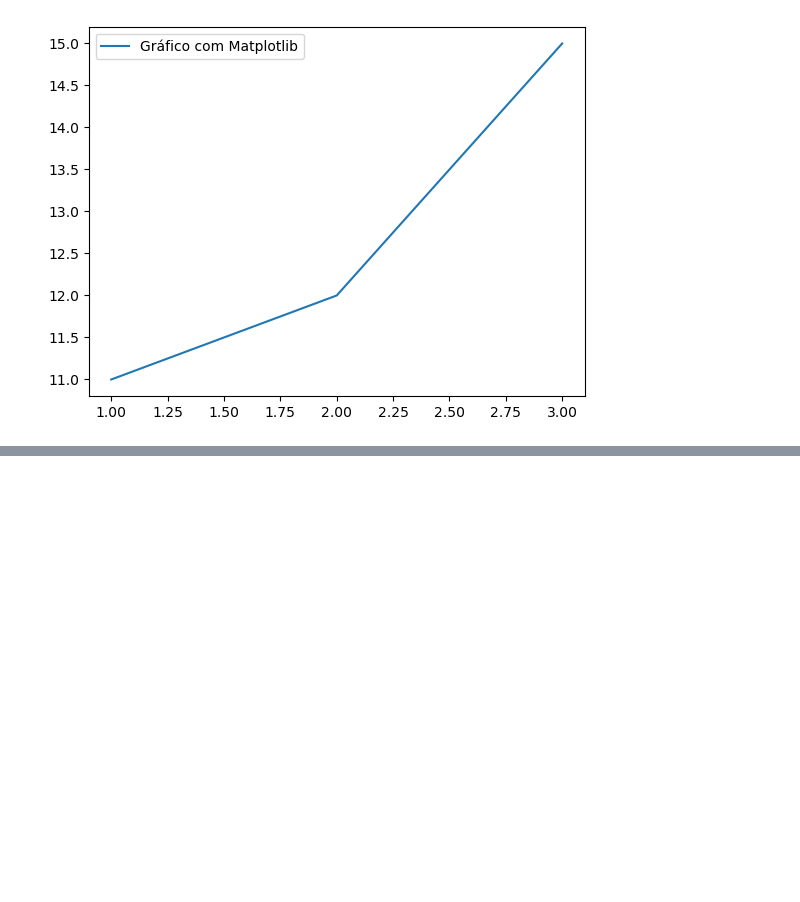
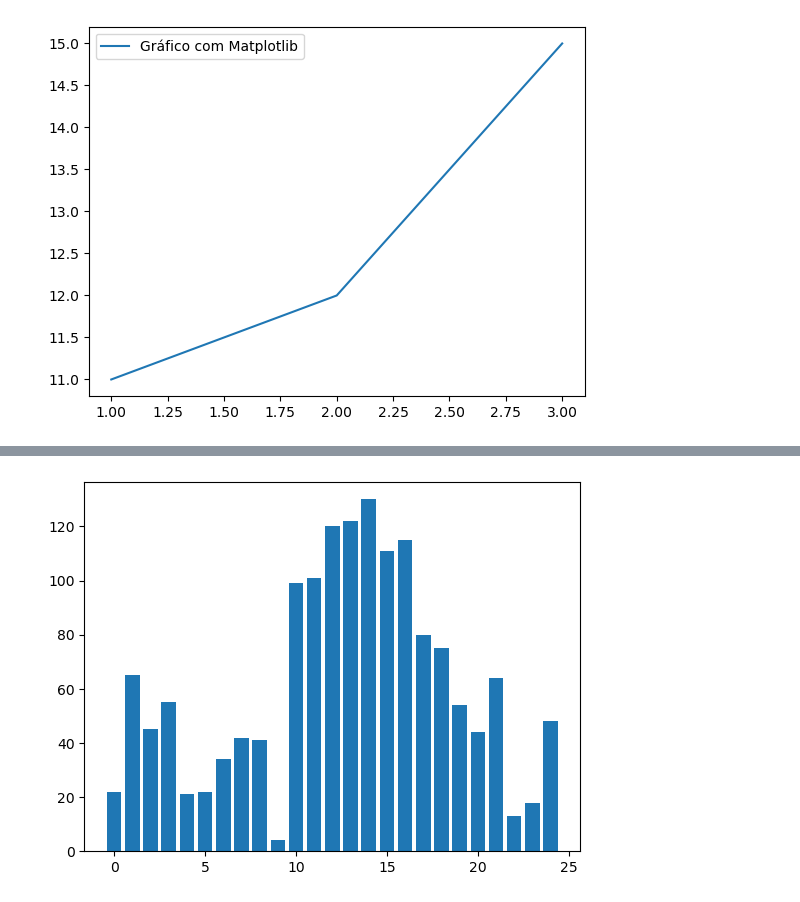
Before and after one commit to mateushlsilva/matplotlib-aula, a Jupyter notebook: matplotlib.ipynb, the cells around one changed output, grey strips where cells are left out. Cells and saved outputs as stored; diff of their text form; code cells hidden in the pictures; blank space fills up the shorter version.

```diff
--- a/matplotlib.ipynb
+++ b/matplotlib.ipynb
@@ -33,0 +55,4 @@ plt.show()
+# %%
+idades = [22,65,45,55,21,22,34,42,41,4,99,101,120,122,130,111,115,80,75,54,44,64,13,18,48]
+# %%
+ids = [x for x in range(len(idades))]
@@ -33,0 +63,5 @@ plt.show()
+# %%
+plt.bar(ids, idades)
+plt.show()
+# %% [output]
+[figure, added]
```
Also changed, not shown: parts of 9 cells of this notebook.
